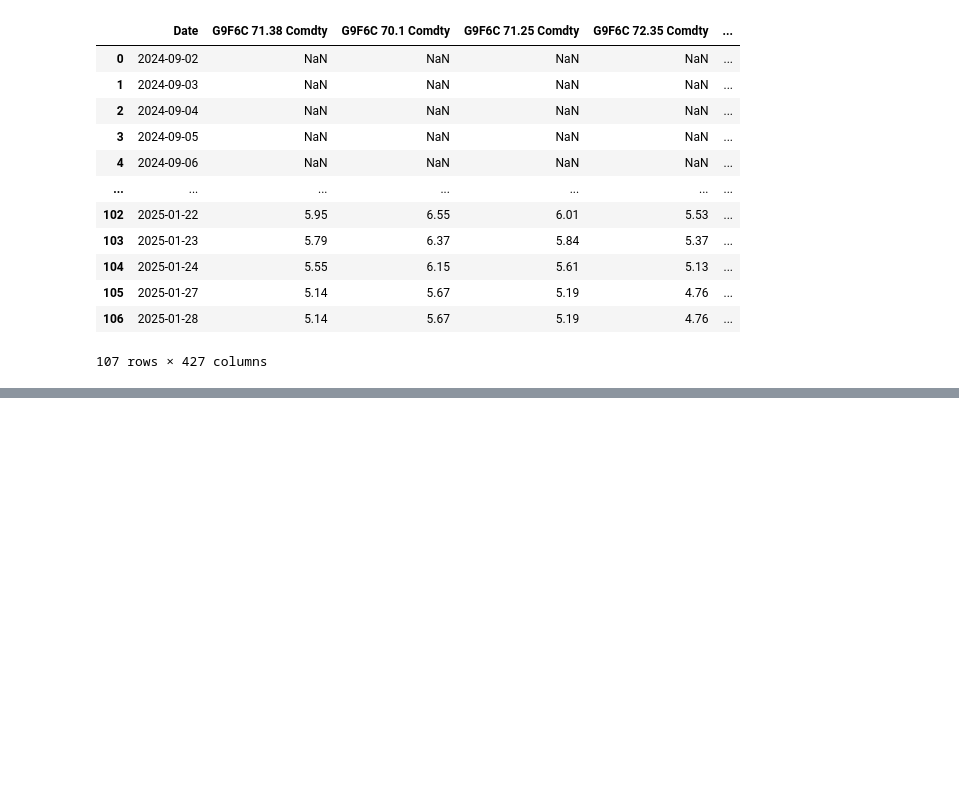
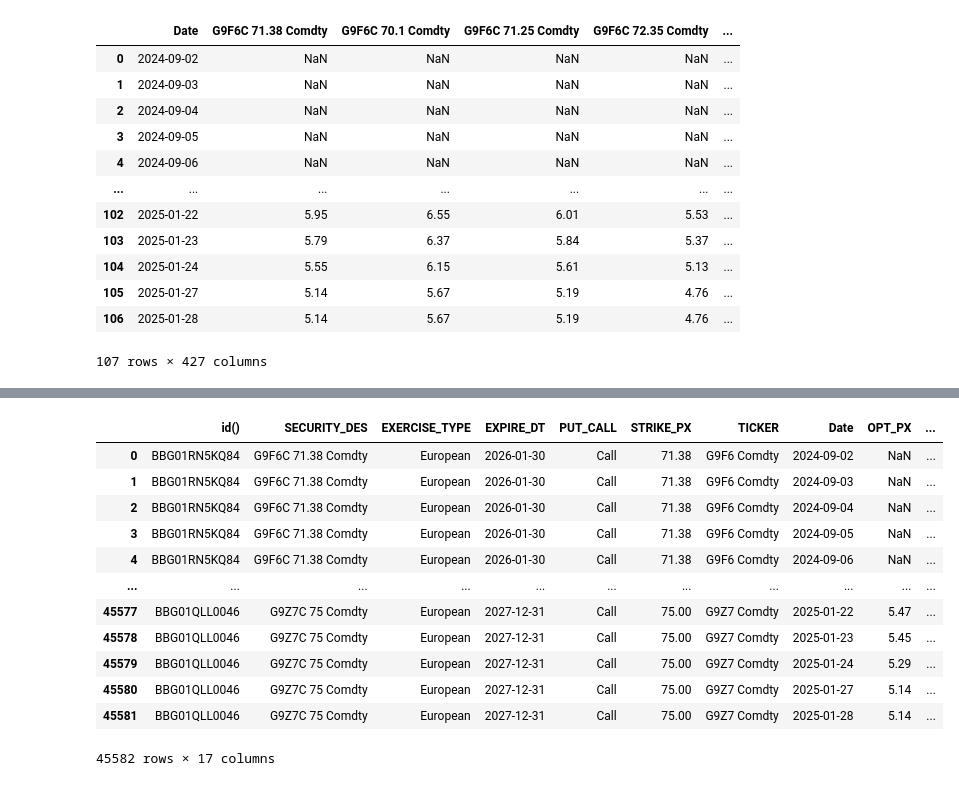
Before and after one commit to FilippoRonzino/asian-options-thesis, a Jupyter notebook: data/preprocessing.ipynb, the cells around one changed output, grey strips where cells are left out. Cells and saved outputs as stored; diff of their text form; code cells hidden in the pictures; blank space fills up the shorter version.

```diff
--- a/data/preprocessing.ipynb
+++ b/data/preprocessing.ipynb
@@ -163,0 +254,6 @@ universe
+# %%
+# use as risk free rate the U.S. 10 Year Treasury Yield from Yahoo Finance from min date to max date
+import yfinance as yf
+
+risk_free = yf.download("^TNX", start=universe_expanded["Date"].min(), end=universe_expanded["Date"].max())
+risk_free
@@ -163,0 +277,19 @@ universe
+# %%
+# add the risk free rate to the universe_expanded DataFrame
+universe_expanded = universe_expanded.merge(risk_free["Close"], left_on="Date", right_index=True, how="left").rename(columns={"Close": "Risk_Free_Rate"})
+# %%
+universe_expanded
+# %% [output]
+|  | id() | SECURITY_DES | EXERCISE_TYPE | EXPIRE_DT | PUT_CALL | STRIKE_PX | TICKER | Date | OPT_PX | ... |
+| 0 | BBG01RN5KQ84 | G9F6C 71.38 Comdty | European | 2026-01-30 | Call | 71.38 | G9F6 Comdty | 2024-09-02 | NaN | ... |
+| 1 | BBG01RN5KQ84 | G9F6C 71.38 Comdty | European | 2026-01-30 | Call | 71.38 | G9F6 Comdty | 2024-09-03 | NaN | ... |
+| 2 | BBG01RN5KQ84 | G9F6C 71.38 Comdty | European | 2026-01-30 | Call | 71.38 | G9F6 Comdty | 2024-09-04 | NaN | ... |
+| 3 | BBG01RN5KQ84 | G9F6C 71.38 Comdty | European | 2026-01-30 | Call | 71.38 | G9F6 Comdty | 2024-09-05 | NaN | ... |
+| 4 | BBG01RN5KQ84 | G9F6C 71.38 Comdty | European | 2026-01-30 | Call | 71.38 | G9F6 Comdty | 2024-09-06 | NaN | ... |
+| ... | ... | ... | ... | ... | ... | ... | ... | ... | ... | ... |
+| 45577 | BBG01QLL0046 | G9Z7C 75 Comdty | European | 2027-12-31 | Call | 75.00 | G9Z7 Comdty | 2025-01-22 | 5.47 | ... |
+| 45578 | BBG01QLL0046 | G9Z7C 75 Comdty | European | 2027-12-31 | Call | 75.00 | G9Z7 Comdty | 2025-01-23 | 5.45 | ... |
+| 45579 | BBG01QLL0046 | G9Z7C 75 Comdty | European | 2027-12-31 | Call | 75.00 | G9Z7 Comdty | 2025-01-24 | 5.29 | ... |
+| 45580 | BBG01QLL0046 | G9Z7C 75 Comdty | European | 2027-12-31 | Call | 75.00 | G9Z7 Comdty | 2025-01-27 | 5.14 | ... |
+| 45581 | BBG01QLL0046 | G9Z7C 75 Comdty | European | 2027-12-31 | Call | 75.00 | G9Z7 Comdty | 2025-01-28 | 5.14 | ... |
+45582 rows × 17 columns
```
Also changed, not shown: parts of 15 cells of this notebook.
